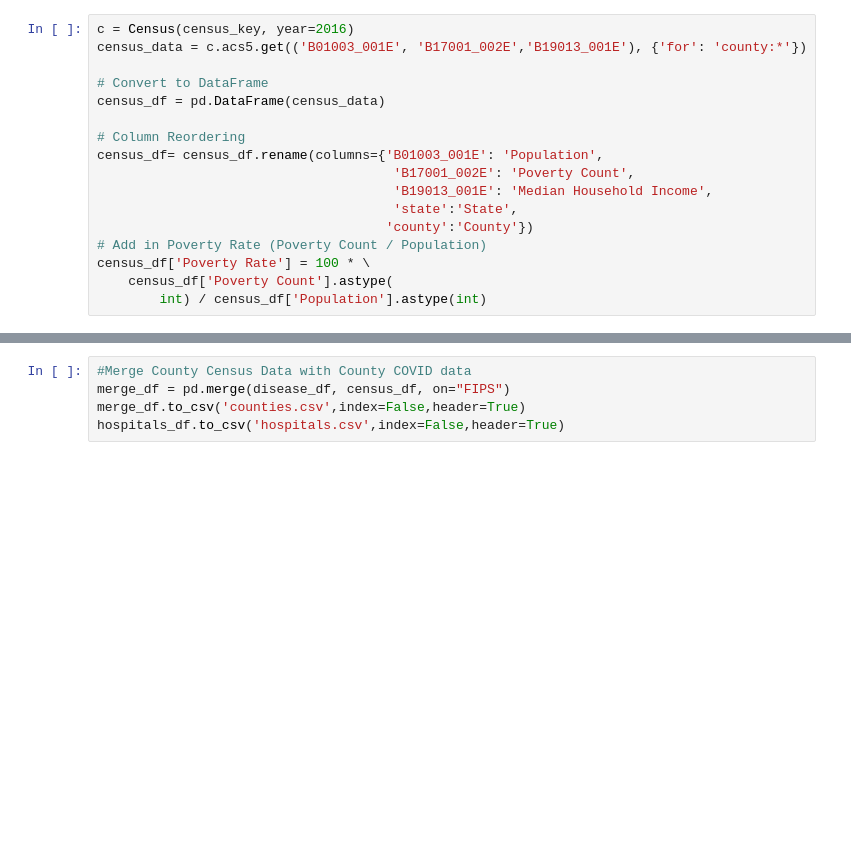
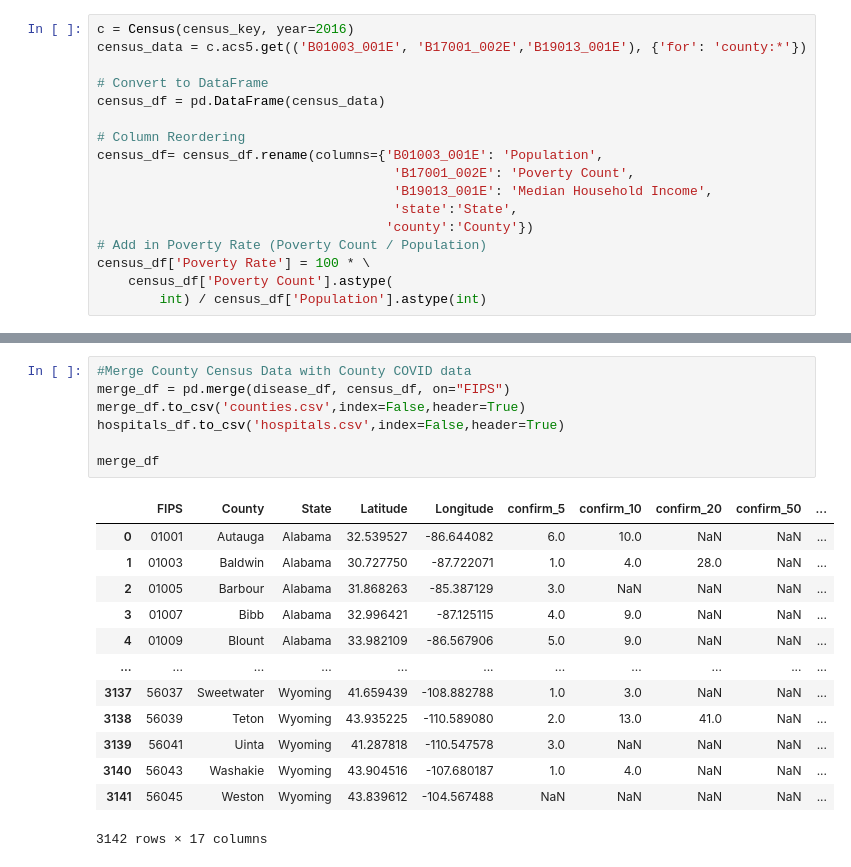
Before and after one commit to HenryRandall/Projecct-1, a Jupyter notebook: Main.ipynb, the cells around one changed output, grey strips where cells are left out. Drawn from its saved outputs; the diff is of its cells as text; blank space fills up the shorter version.

```diff
--- a/Main.ipynb
+++ b/Main.ipynb
@@ -153,5 +200,21 @@ disease_df['death_50']=death_50
 # %%
 #Merge County Census Data with County COVID data
 merge_df = pd.merge(disease_df, census_df, on="FIPS")
 merge_df.to_csv('counties.csv',index=False,header=True)
 hospitals_df.to_csv('hospitals.csv',index=False,header=True)
+
+merge_df
+# %% [output]
+|  | FIPS | County | State | Latitude | Longitude | confirm_5 | confirm_10 | confirm_20 | confirm_50 | ... |
+| 0 | 01001 | Autauga | Alabama | 32.539527 | -86.644082 | 6.0 | 10.0 | NaN | NaN | ... |
+| 1 | 01003 | Baldwin | Alabama | 30.727750 | -87.722071 | 1.0 | 4.0 | 28.0 | NaN | ... |
+| 2 | 01005 | Barbour | Alabama | 31.868263 | -85.387129 | 3.0 | NaN | NaN | NaN | ... |
+| 3 | 01007 | Bibb | Alabama | 32.996421 | -87.125115 | 4.0 | 9.0 | NaN | NaN | ... |
+| 4 | 01009 | Blount | Alabama | 33.982109 | -86.567906 | 5.0 | 9.0 | NaN | NaN | ... |
+| ... | ... | ... | ... | ... | ... | ... | ... | ... | ... | ... |
+| 3137 | 56037 | Sweetwater | Wyoming | 41.659439 | -108.882788 | 1.0 | 3.0 | NaN | NaN | ... |
+| 3138 | 56039 | Teton | Wyoming | 43.935225 | -110.589080 | 2.0 | 13.0 | 41.0 | NaN | ... |
+| 3139 | 56041 | Uinta | Wyoming | 41.287818 | -110.547578 | 3.0 | NaN | NaN | NaN | ... |
+| 3140 | 56043 | Washakie | Wyoming | 43.904516 | -107.680187 | 1.0 | 4.0 | NaN | NaN | ... |
+| 3141 | 56045 | Weston | Wyoming | 43.839612 | -104.567488 | NaN | NaN | NaN | NaN | ... |
+3142 rows × 17 columns
```
Also changed, not shown: parts of 5 cells of this notebook, 24 other files.
